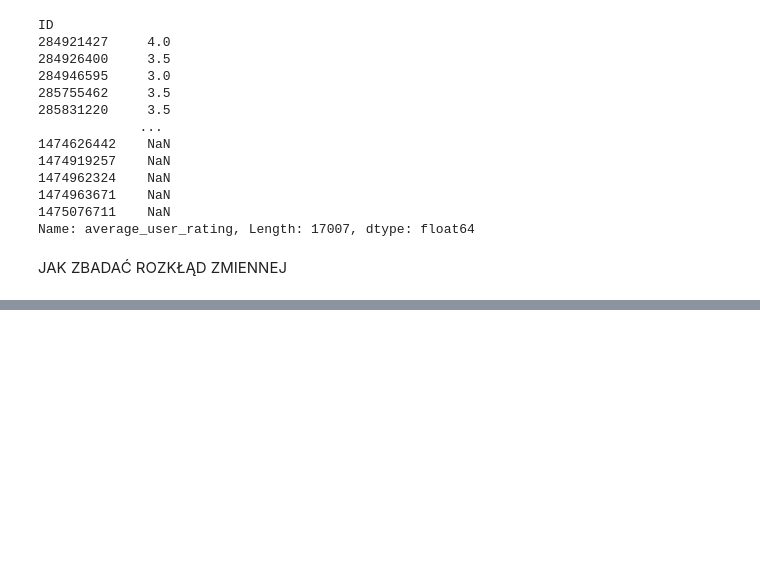
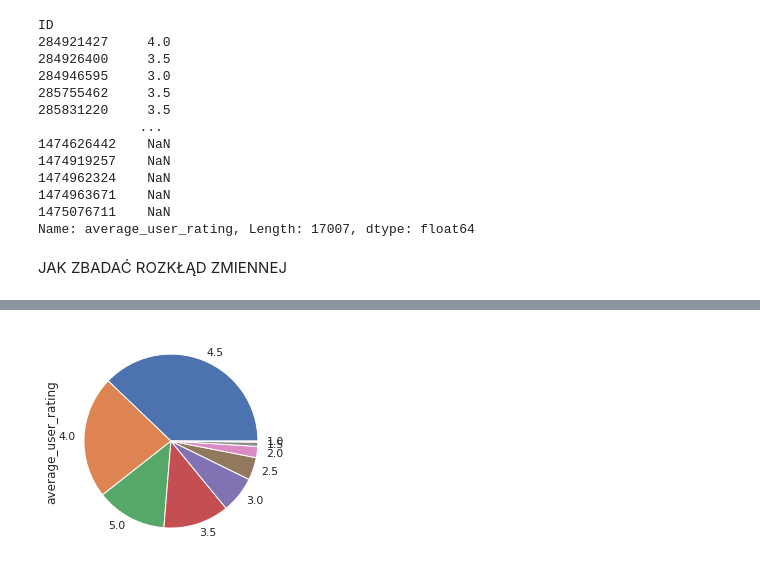
Before and after one commit to AgnieszkaBorys/data-science-bootcamp, a Jupyter notebook: 02_analiza_danych/05_appstore_data.ipynb, the cells around one changed output, grey strips where cells are left out. Drawn from its saved outputs; the diff is of its cells as text; code cells hidden in the pictures; blank space fills up the shorter version.

```diff
--- a/02_analiza_danych/05_appstore_data.ipynb
+++ b/02_analiza_danych/05_appstore_data.ipynb
@@ -130,0 +228,4 @@ JAK ZBADAĆ ROZKŁĄD ZMIENNEJ
+# %%
+_ = df.average_user_rating.value_counts().plot(kind='pie')
+# %% [output]
+[figure, added]
```
Also changed, not shown: parts of 27 cells of this notebook.
